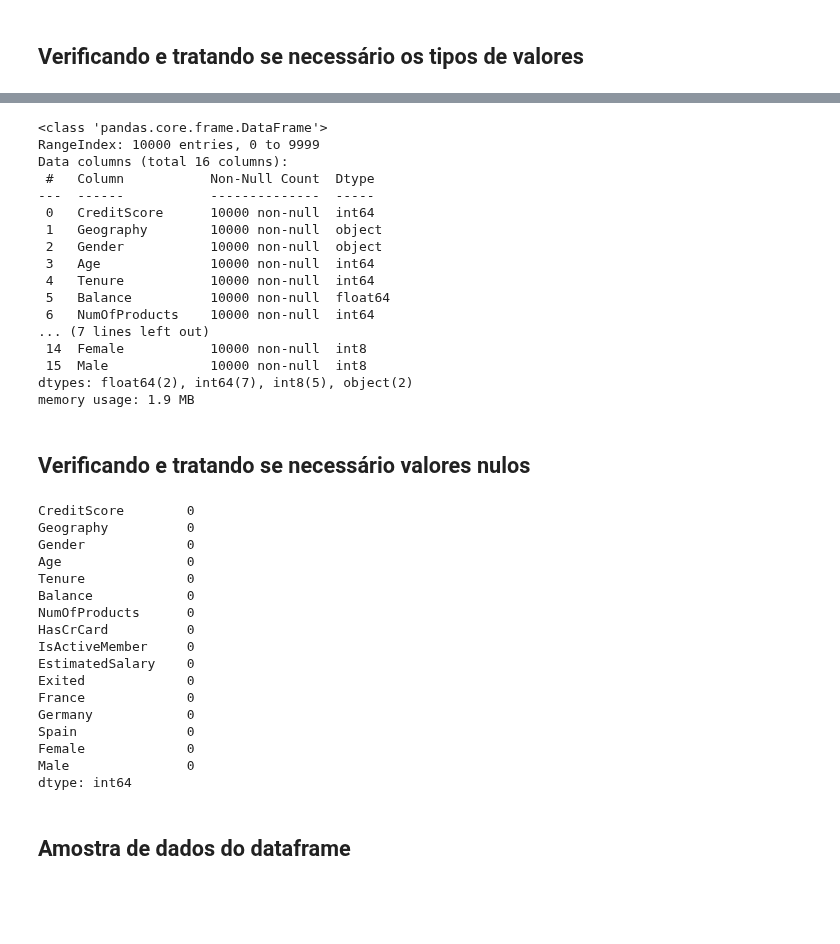
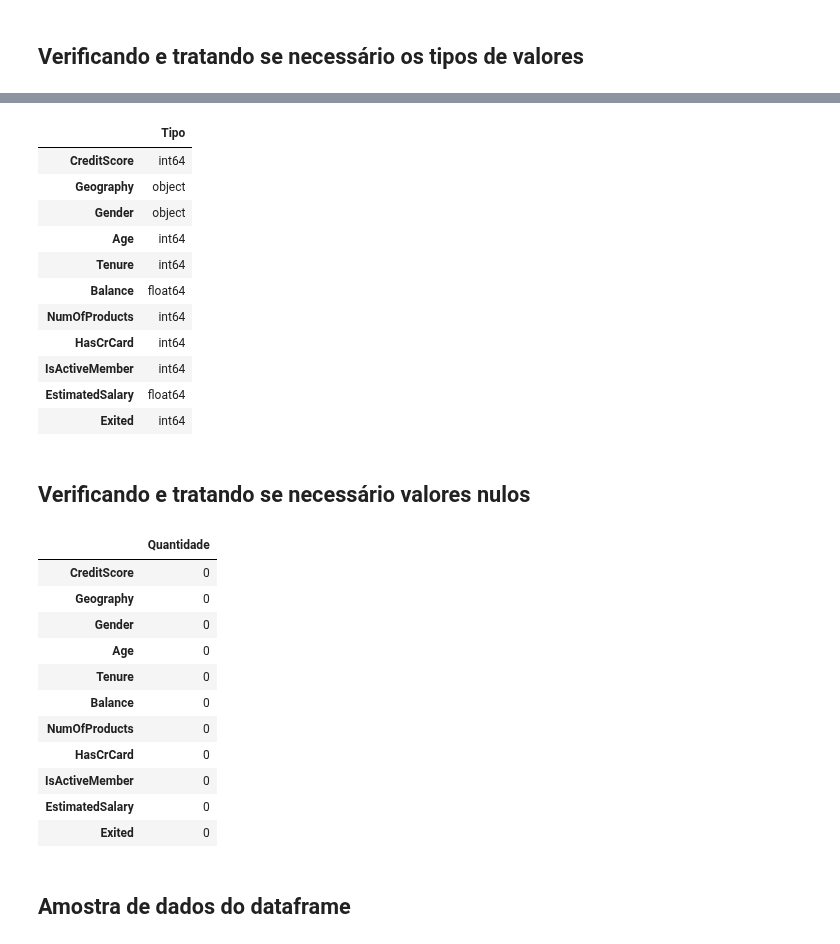
Before and after one commit to emso-exe/Churn_clientes_de_banco, a Jupyter notebook: churn_clientes_de_banco.ipynb, the cells around one changed output, grey strips where cells are left out. Drawn from its saved outputs; the diff is of its cells as text; code cells hidden in the pictures; blank space fills up the shorter version.

```diff
--- a/churn_clientes_de_banco.ipynb
+++ b/churn_clientes_de_banco.ipynb
@@ -228,54 +178,35 @@ dtype: object
-# %%
-# Efetuando as conversões dos tipos de dados
-
-df['France'] = df['France'].astype('int8', errors='ignore')
-df['Germany'] = df['Germany'].astype('int8', errors='ignore')
-df['Spain'] = df['Spain'].astype('int8', errors='ignore')
-
-df['Female'] = df['Female'].astype('int8', errors='ignore')
-df['Male'] = df['Male'].astype('int8', errors='ignore')
-
-df.info(memory_usage='deep')
-# %% [output]
-<class 'pandas.core.frame.DataFrame'>
-RangeIndex: 10000 entries, 0 to 9999
-Data columns (total 16 columns):
- #   Column           Non-Null Count  Dtype
----  ------           --------------  -----
- 0   CreditScore      10000 non-null  int64
- 1   Geography        10000 non-null  object
- 2   Gender           10000 non-null  object
- 3   Age              10000 non-null  int64
- 4   Tenure           10000 non-null  int64
- 5   Balance          10000 non-null  float64
- 6   NumOfProducts    10000 non-null  int64
-... (7 lines left out)
- 14  Female           10000 non-null  int8
- 15  Male             10000 non-null  int8
-dtypes: float64(2), int64(7), int8(5), object(2)
-memory usage: 1.9 MB
+# %%
+df.dtypes.to_frame().rename(columns={0: 'Tipo'})
+# %% [output]
+|  | Tipo |
+| CreditScore | int64 |
+| Geography | object |
+| Gender | object |
+| Age | int64 |
+| Tenure | int64 |
+| Balance | float64 |
+| NumOfProducts | int64 |
+| HasCrCard | int64 |
+| IsActiveMember | int64 |
+| EstimatedSalary | float64 |
+| Exited | int64 |
 # %% [markdown]
 ## Verificando e tratando se necessário valores nulos
 # %%
-df.isnull().sum()
+df.isnull().sum().to_frame().rename(columns={0: 'Quantidade'})
 # %% [output]
-CreditScore        0
-Geography          0
-Gender             0
-Age                0
-Tenure             0
-Balance            0
-NumOfProducts      0
-HasCrCard          0
-IsActiveMember     0
-EstimatedSalary    0
-Exited             0
-France             0
-Germany            0
-Spain              0
-Female             0
-Male               0
-dtype: int64
+|  | Quantidade |
+| CreditScore | 0 |
+| Geography | 0 |
+| Gender | 0 |
+| Age | 0 |
+| Tenure | 0 |
+| Balance | 0 |
+| NumOfProducts | 0 |
+| HasCrCard | 0 |
+| IsActiveMember | 0 |
+| EstimatedSalary | 0 |
+| Exited | 0 |
 # %% [markdown]
 ## Amostra de dados do dataframe
 # %%
```
Also changed, not shown: parts of 21 cells of this notebook.
